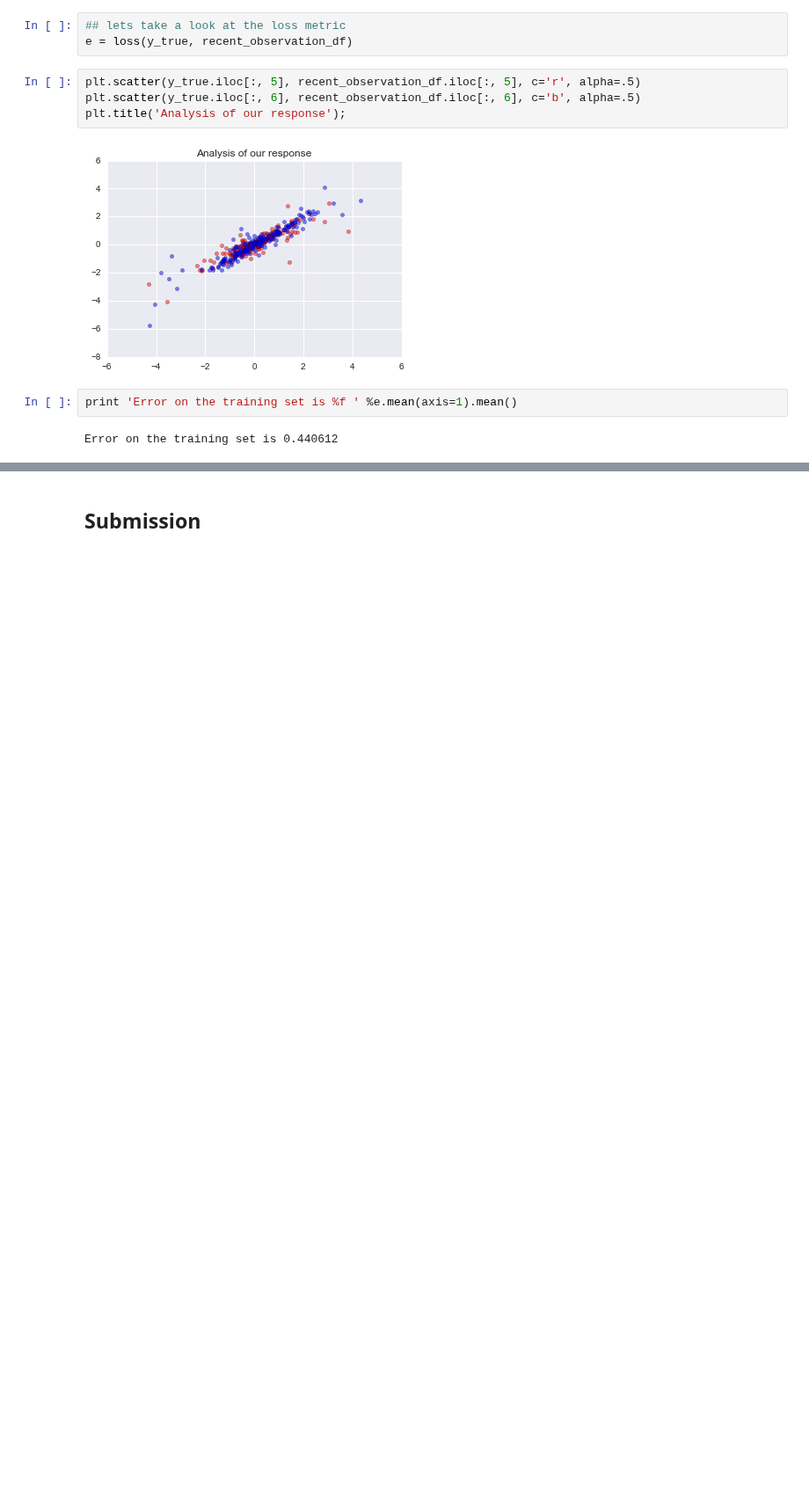
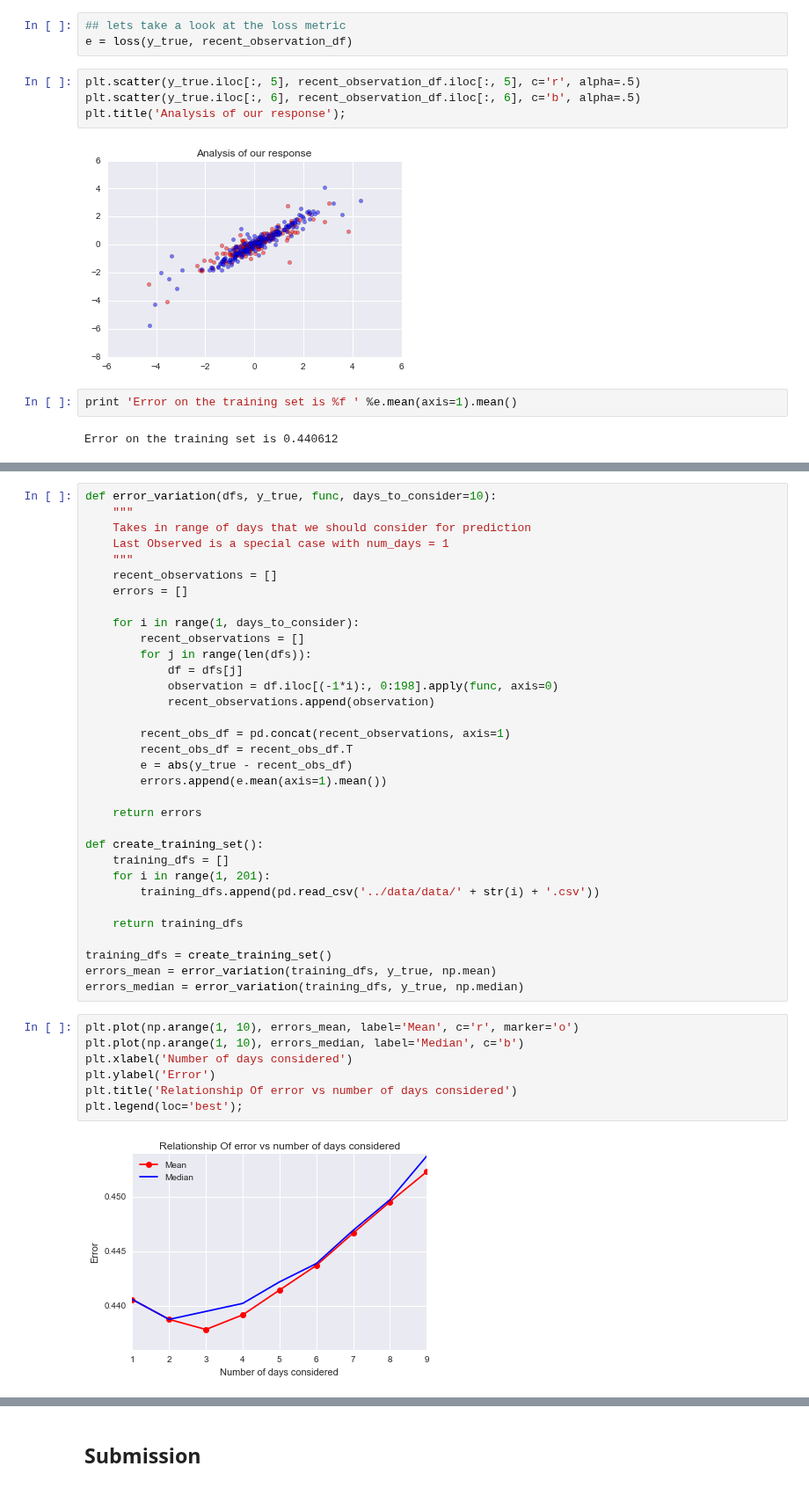
Before and after one commit to numb3r33/Kaggle-Competitions, a Jupyter notebook: Battlefin-s-big-data/notebooks/Battlefin_Analysis.ipynb, the cells around one changed output, grey strips where cells are left out. Shown at 88% size. Drawn from its saved outputs; the diff is of its cells as text; blank space fills up the shorter version.

```diff
--- a/Battlefin-s-big-data/notebooks/Battlefin_Analysis.ipynb
+++ b/Battlefin-s-big-data/notebooks/Battlefin_Analysis.ipynb
@@ -52,0 +77,42 @@ Error on the training set is 0.440612
+# %%
+def error_variation(dfs, y_true, func, days_to_consider=10):
+    """
+    Takes in range of days that we should consider for prediction
+    Last Observed is a special case with num_days = 1
+    """
+    recent_observations = []
+    errors = []
+
+    for i in range(1, days_to_consider):
+        recent_observations = []
+        for j in range(len(dfs)):
+            df = dfs[j]
+            observation = df.iloc[(-1*i):, 0:198].apply(func, axis=0)
+            recent_observations.append(observation)
+
+        recent_obs_df = pd.concat(recent_observations, axis=1)
+        recent_obs_df = recent_obs_df.T
+        e = abs(y_true - recent_obs_df)
+        errors.append(e.mean(axis=1).mean())
+
+    return errors
+
+def create_training_set():
+    training_dfs = []
+    for i in range(1, 201):
+        training_dfs.append(pd.read_csv('../data/data/' + str(i) + '.csv'))
+
+    return training_dfs
+
+training_dfs = create_training_set()
+errors_mean = error_variation(training_dfs, y_true, np.mean)
+errors_median = error_variation(training_dfs, y_true, np.median)
+# %%
+plt.plot(np.arange(1, 10), errors_mean, label='Mean', c='r', marker='o')
+plt.plot(np.arange(1, 10), errors_median, label='Median', c='b')
+plt.xlabel('Number of days considered')
+plt.ylabel('Error')
+plt.title('Relationship Of error vs number of days considered')
+plt.legend(loc='best');
+# %% [output]
+[figure, added]
```
Also changed, not shown: parts of 10 cells of this notebook.
